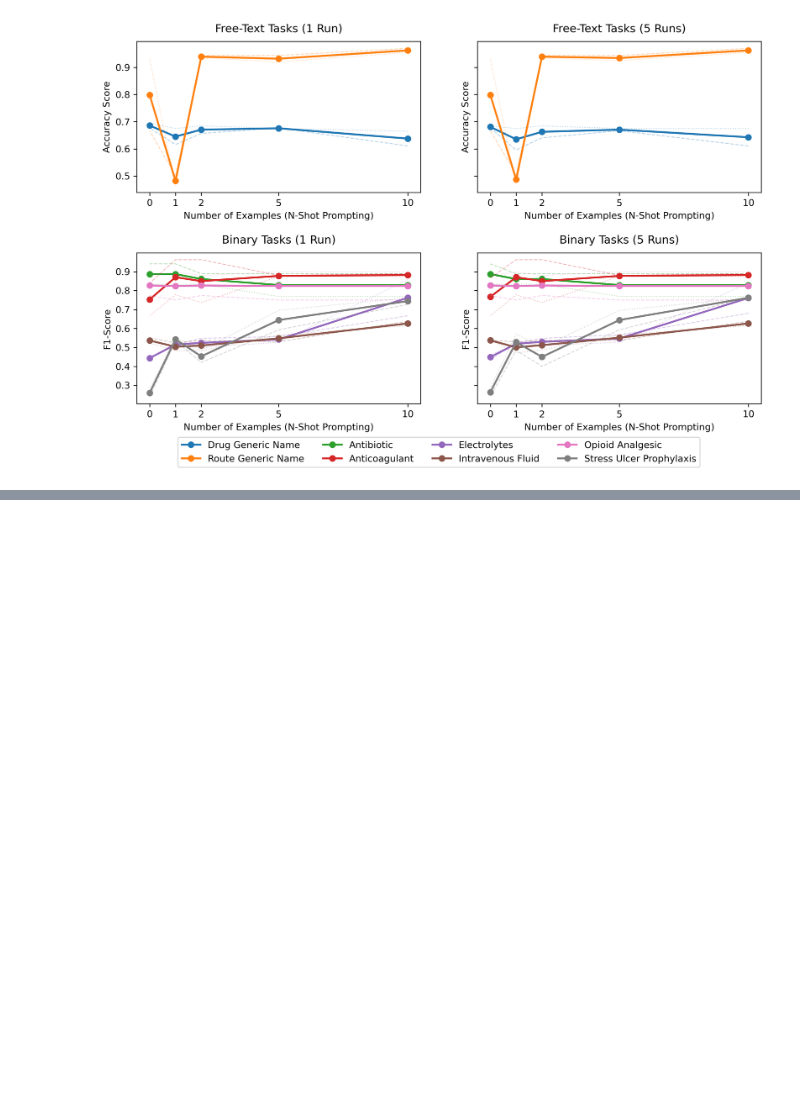
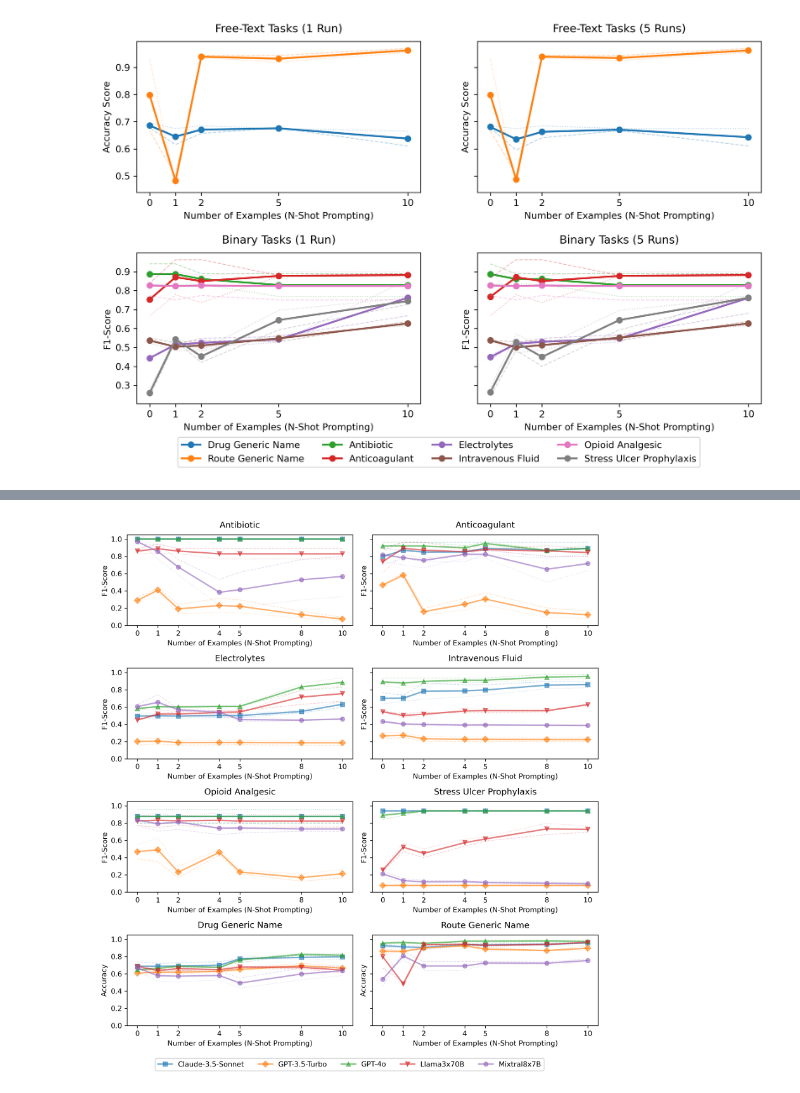
Before and after one commit to aiwonglab/ehrmonize, a Jupyter notebook: experiments/plot_metrics.ipynb, the cells around one changed output, grey strips where cells are left out. Saved outputs shown, nothing was run; the diff lists cells and outputs as text; code cells hidden in the pictures; blank space fills up the shorter version.

```diff
--- a/experiments/plot_metrics.ipynb
+++ b/experiments/plot_metrics.ipynb
@@ -304,0 +428,81 @@ mean_values
+# %%
+import matplotlib.pyplot as plt
+
+# Assuming 'all_df' is your DataFrame
+# Define task names for mapping
+task_names = {
+    "one_hot_antibiotic": "Antibiotic",
+    "one_hot_anticoagulant": "Anticoagulant",
+    "one_hot_electrolytes": "Electrolytes",
+    "one_hot_iv_fluid": "Intravenous Fluid",
+    "one_hot_opioid_analgesic": "Opioid Analgesic",
+    "one_hot_stress_ulcer_prophylaxis": "Stress Ulcer Prophylaxis",
+    "get_generic_name": "Drug Generic Name",
+    "get_generic_route": "Route Generic Name",
+}
+
+# List of all tasks
+all_tasks = [
+    "one_hot_antibiotic", "one_hot_anticoagulant", "one_hot_electrolytes",
+    "one_hot_iv_fluid", "one_hot_opioid_analgesic", "one_hot_stress_ulcer_prophylaxis",
+    "get_generic_name", "get_generic_route"
+]
+
+# Create a figure with 4x2 subplots
+fig, axs = plt.subplots(4, 2, figsize=(10,11), sharey='row')
+
+# Get unique shots from the data for x-ticks
+unique_shots = sorted(df['n_shots'].unique())
+
+# Define a color map using matplotlib 'tab:' colors
+color_cycle = plt.cm.tab10.colors  # 10 unique colors from the tab10 colormap
+models = sorted(df['model'].unique())
+color_map = {model: color_cycle[i] for i, model in enumerate(models)}
+markers = ['s', 'D', '^', 'v', 'o','<', '>', 'p', '*', 'h']
+marker_map = {model: markers[i % len(markers)] for i, model in enumerate(models)}
+
+
+# Plotting
+for task, ax in zip(all_tasks, axs.flatten()):
+    if task in ["get_generic_name", "get_generic_route"]:
+        score = 'accuracy_score'
+        score_label = 'Accuracy'
+    else:
+        score = 'f1_score'
+        score_label = 'F1-Score'
+
+    for model in models:
+        group = df[(df['source_file'] == task) & (df['model'] == model)]
+        mean_values = group.groupby('n_shots')[[score]].mean().reset_index()
+
+        # Scatter plot with connected lines
+        ax.plot(mean_values['n_shots'], mean_values[score], label=model, marker=marker_map[model], color=color_map[model], linewidth=2, alpha=0.6)
+
+        # Plot individual database lines with alpha for transparency
+        for db_name, db_group in group.groupby('db'):
+            linestyle = '--' if db_name == 'MIMIC-IV' else ':'
+            ax.plot(db_group['n_shots'], db_group[score], alpha=0.2, color=color_map[model], linewidth=1, linestyle=linestyle)
+
+    ax.set_title(task_names[task], pad=10)
+    ax.set_xlabel('Number of Examples (N-Shot Prompting)')
+    ax.set_xticks(unique_shots)
+    ax.set_ylabel(score_label)
+    ax.set_ylim(0, 1.05)
+
+# Add a single legend below the plots
+handles, labels = [], []
+for ax in axs.flatten():
+    for handle, label in zip(*ax.get_legend_handles_labels()):
+        if label not in labels:
+            handles.append(handle)
+            labels.append(label)
+
+fig.legend(handles, labels, loc='upper center', bbox_to_anchor=(0.5, 0), ncol=5)  # Adjust ncol for three items
+
+plt.tight_layout(rect=[0, 0, 1, 0.96])  # Adjust rect to make space for the legend
+
+plt.show()
+
+fig.savefig("plots/figure5.png", bbox_inches="tight")
+# %% [output]
+[figure, added]
```
Also changed, not shown: parts of 4 cells of this notebook, 56 other files.
